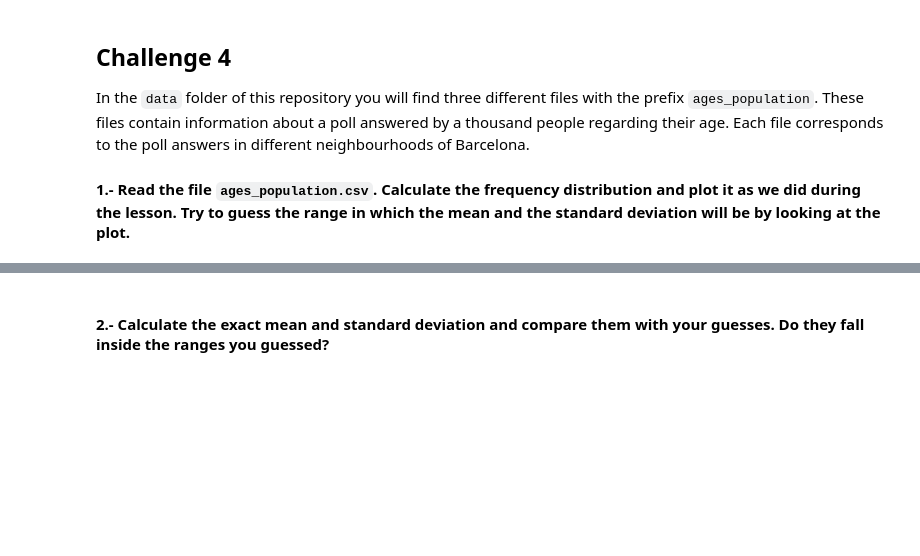
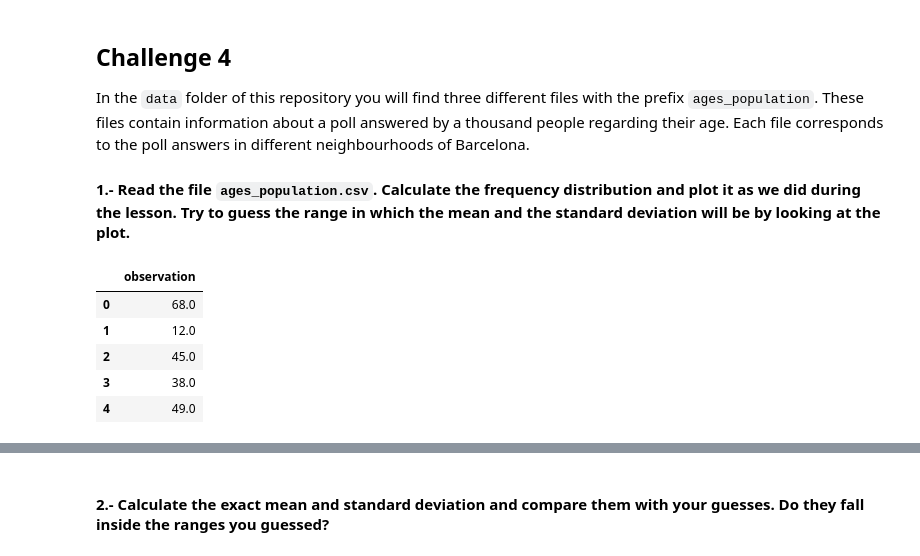
Before and after one commit to ta-data-bcn/descriptive-stats, a Jupyter notebook: your-code/main.ipynb, the cells around one changed output, grey strips where cells are left out. Cells and saved outputs as stored; diff of their text form; code cells hidden in the pictures; blank space fills up the shorter version.

```diff
--- a/your-code/main.ipynb
+++ b/your-code/main.ipynb
@@ -295,3 +276,12 @@ In the `data` folder of this repository you will find three different files with
 #### 1.- Read the file `ages_population.csv`. Calculate the frequency distribution and plot it as we did during the lesson. Try to guess the range in which the mean and the standard deviation will be by looking at the plot.
 # %%
 # your code here
+ages = pd.read_csv('../data/ages_population.csv')
+ages.head()
+# %% [output]
+|  | observation |
+| 0 | 68.0 |
+| 1 | 12.0 |
+| 2 | 45.0 |
+| 3 | 38.0 |
+| 4 | 49.0 |
```
Also changed, not shown: parts of 30 cells of this notebook.
